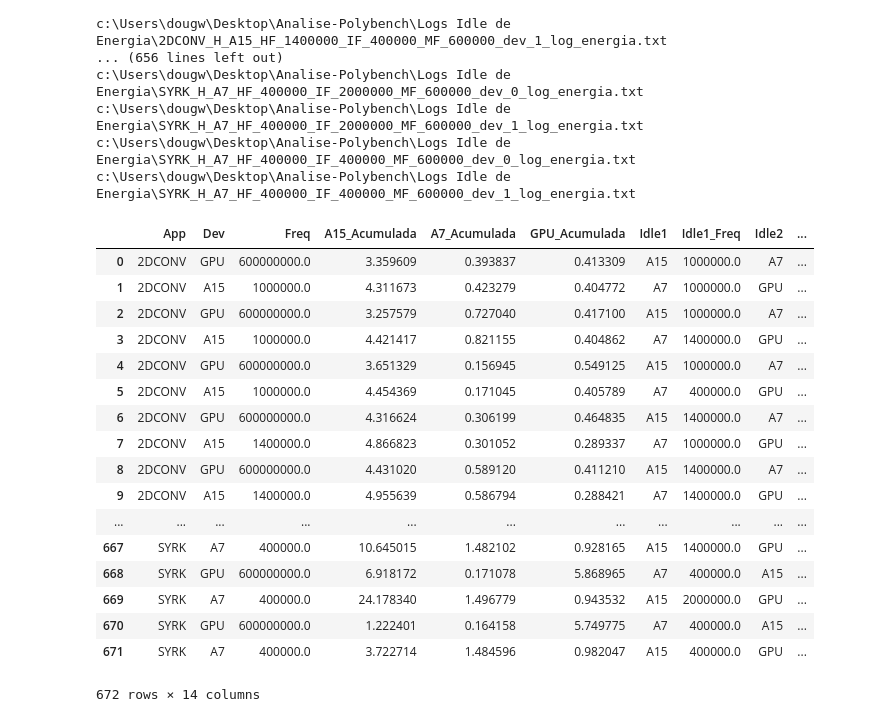
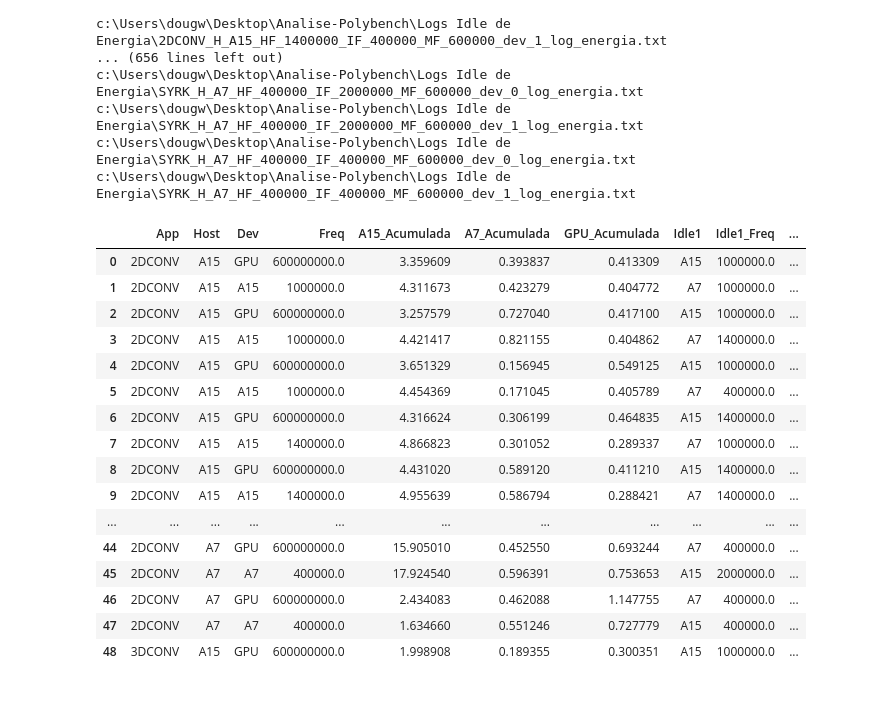
Before and after one commit to dwahast/Analise-Polybench, a Jupyter notebook: Analise Energia Idle.ipynb, the cells around one changed output. Drawn from its saved outputs; the diff is of its cells as text; code cells hidden in the pictures.

Commit message:
Novos plots e dataframe

```diff
--- a/Analise Energia Idle.ipynb
+++ b/Analise Energia Idle.ipynb
@@ -56,13 +56,13 @@ def group_results(file,name):
     df_temp = df_temp.mean().to_dict()
 
     app = name.split('\\')[-1].split('_')[0]
-    dev = name.split('_')[2]
-    dev_freq = int(name.split('_')[4])
+    Host = name.split('_')[2]
+    Host_freq = int(name.split('_')[4])
     idle1_freq = int(name.split('_')[6])
-    if dev == 'A15':
+    if Host == 'A15':
         idle1_dev = 'A7'
 
-    if dev == 'A7':
+    if Host == 'A7':
         idle1_dev = 'A15'
 
     if(int(name.split('_')[10]) == 0):
@@ -78,10 +78,14 @@ def group_results(file,name):
 
         idle2_freq = int(name.split('_')[6])
     else:
+        dev = Host
+        dev_freq = Host_freq
         idle2_dev = 'GPU'
         idle2_freq = 600000000.0
 
     df_temp['App'] = app
+    df_temp['Host'] = Host
+    #df_temp['Host_freq'] = Host_freq
     df_temp['Freq'] = dev_freq
     df_temp['Dev'] = str(dev)
     df_temp['Idle1'] = idle1_dev
@@ -103,27 +107,29 @@ for path in files:
     col = df['Dev']
     df.drop(labels=['Dev'], axis=1,inplace = True)
     df.insert(0, 'Dev', col)
+    col = df['Host']
+    df.drop(labels=['Host'], axis=1,inplace = True)
+    df.insert(0, 'Host', col)
     col = df['App']
     df.drop(labels=['App'], axis=1,inplace = True)
     df.insert(0, 'App', col)
 # %%
-df
+df.head(49)
 # %% [output]
-|  | App | Dev | Freq | A15_Acumulada | A7_Acumulada | GPU_Acumulada | Idle1 | Idle1_Freq | Idle2 | ... |
-| 0 | 2DCONV | GPU | 600000000.0 | 3.359609 | 0.393837 | 0.413309 | A15 | 1000000.0 | A7 | ... |
-| 1 | 2DCONV | A15 | 1000000.0 | 4.311673 | 0.423279 | 0.404772 | A7 | 1000000.0 | GPU | ... |
-| 2 | 2DCONV | GPU | 600000000.0 | 3.257579 | 0.727040 | 0.417100 | A15 | 1000000.0 | A7 | ... |
-| 3 | 2DCONV | A15 | 1000000.0 | 4.421417 | 0.821155 | 0.404862 | A7 | 1400000.0 | GPU | ... |
-| 4 | 2DCONV | GPU | 600000000.0 | 3.651329 | 0.156945 | 0.549125 | A15 | 1000000.0 | A7 | ... |
-| 5 | 2DCONV | A15 | 1000000.0 | 4.454369 | 0.171045 | 0.405789 | A7 | 400000.0 | GPU | ... |
-| 6 | 2DCONV | GPU | 600000000.0 | 4.316624 | 0.306199 | 0.464835 | A15 | 1400000.0 | A7 | ... |
-| 7 | 2DCONV | A15 | 1400000.0 | 4.866823 | 0.301052 | 0.289337 | A7 | 1000000.0 | GPU | ... |
-| 8 | 2DCONV | GPU | 600000000.0 | 4.431020 | 0.589120 | 0.411210 | A15 | 1400000.0 | A7 | ... |
-| 9 | 2DCONV | A15 | 1400000.0 | 4.955639 | 0.586794 | 0.288421 | A7 | 1400000.0 | GPU | ... |
+|  | App | Host | Dev | Freq | A15_Acumulada | A7_Acumulada | GPU_Acumulada | Idle1 | Idle1_Freq | ... |
+| 0 | 2DCONV | A15 | GPU | 600000000.0 | 3.359609 | 0.393837 | 0.413309 | A15 | 1000000.0 | ... |
+| 1 | 2DCONV | A15 | A15 | 1000000.0 | 4.311673 | 0.423279 | 0.404772 | A7 | 1000000.0 | ... |
+| 2 | 2DCONV | A15 | GPU | 600000000.0 | 3.257579 | 0.727040 | 0.417100 | A15 | 1000000.0 | ... |
+| 3 | 2DCONV | A15 | A15 | 1000000.0 | 4.421417 | 0.821155 | 0.404862 | A7 | 1400000.0 | ... |
+| 4 | 2DCONV | A15 | GPU | 600000000.0 | 3.651329 | 0.156945 | 0.549125 | A15 | 1000000.0 | ... |
+| 5 | 2DCONV | A15 | A15 | 1000000.0 | 4.454369 | 0.171045 | 0.405789 | A7 | 400000.0 | ... |
+| 6 | 2DCONV | A15 | GPU | 600000000.0 | 4.316624 | 0.306199 | 0.464835 | A15 | 1400000.0 | ... |
+| 7 | 2DCONV | A15 | A15 | 1400000.0 | 4.866823 | 0.301052 | 0.289337 | A7 | 1000000.0 | ... |
+| 8 | 2DCONV | A15 | GPU | 600000000.0 | 4.431020 | 0.589120 | 0.411210 | A15 | 1400000.0 | ... |
+| 9 | 2DCONV | A15 | A15 | 1400000.0 | 4.955639 | 0.586794 | 0.288421 | A7 | 1400000.0 | ... |
 | ... | ... | ... | ... | ... | ... | ... | ... | ... | ... | ... |
-| 667 | SYRK | A7 | 400000.0 | 10.645015 | 1.482102 | 0.928165 | A15 | 1400000.0 | GPU | ... |
-| 668 | SYRK | GPU | 600000000.0 | 6.918172 | 0.171078 | 5.868965 | A7 | 400000.0 | A15 | ... |
-| 669 | SYRK | A7 | 400000.0 | 24.178340 | 1.496779 | 0.943532 | A15 | 2000000.0 | GPU | ... |
-| 670 | SYRK | GPU | 600000000.0 | 1.222401 | 0.164158 | 5.749775 | A7 | 400000.0 | A15 | ... |
-| 671 | SYRK | A7 | 400000.0 | 3.722714 | 1.484596 | 0.982047 | A15 | 400000.0 | GPU | ... |
+| 44 | 2DCONV | A7 | GPU | 600000000.0 | 15.905010 | 0.452550 | 0.693244 | A7 | 400000.0 | ... |
+| 45 | 2DCONV | A7 | A7 | 400000.0 | 17.924540 | 0.596391 | 0.753653 | A15 | 2000000.0 | ... |
+| 46 | 2DCONV | A7 | GPU | 600000000.0 | 2.434083 | 0.462088 | 1.147755 | A7 | 400000.0 | ... |
+| 47 | 2DCONV | A7 | A7 | 400000.0 | 1.634660 | 0.551246 | 0.727779 | A15 | 400000.0 | ... |
+| 48 | 3DCONV | A15 | GPU | 600000000.0 | 1.998908 | 0.189355 | 0.300351 | A15 | 1000000.0 | ... |
-672 rows × 14 columns
```
Also changed, not shown: parts of 1 cell of this notebook.
